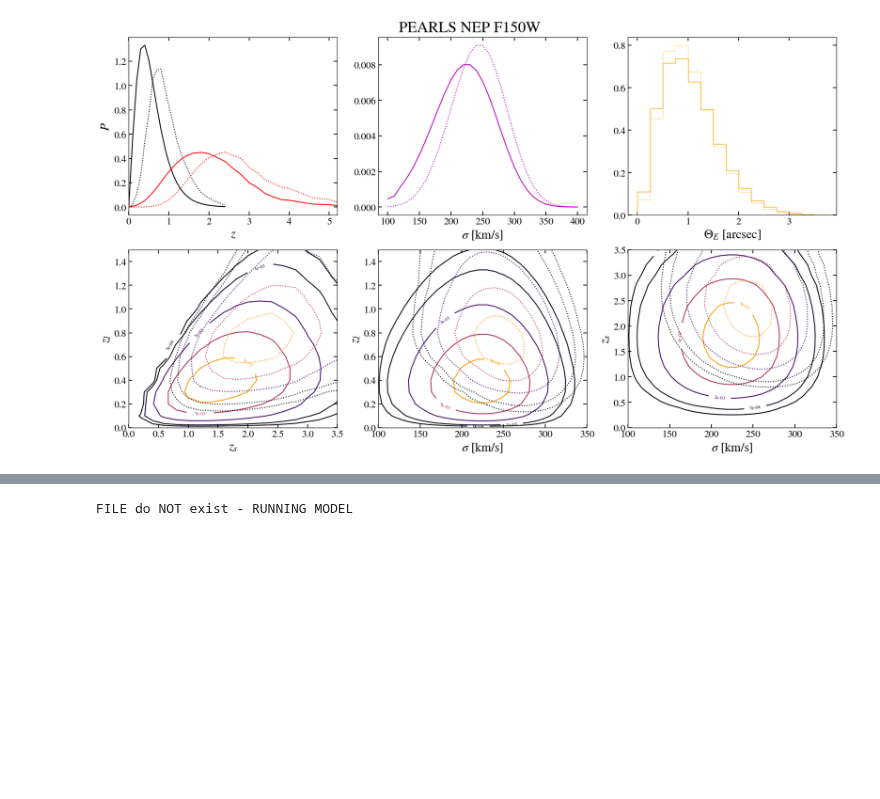
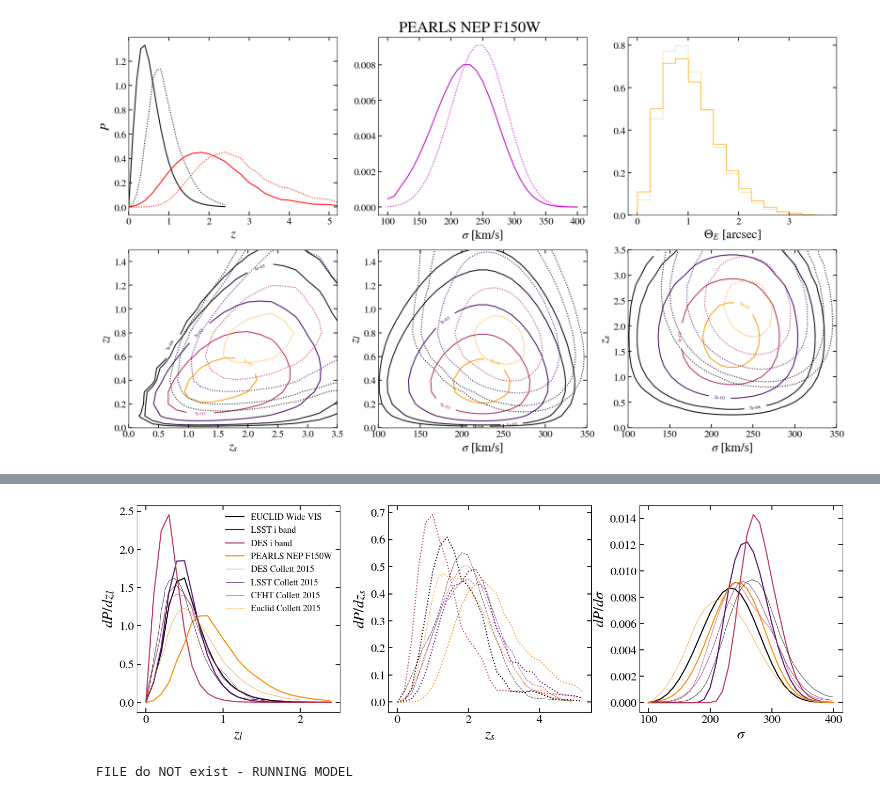
Before and after one commit to Ferr013/GALESS, a Jupyter notebook: examples/paper_figures.ipynb, the cells around one changed output, grey strips where cells are left out. Drawn from its saved outputs; the diff is of its cells as text; code cells hidden in the pictures; blank space fills up the shorter version.

Commit message:
Comparison with Collett 2015

```diff
--- a/examples/paper_figures.ipynb
+++ b/examples/paper_figures.ipynb
@@ -149,3 +189,82 @@ lens_plot.compare_ALL_distributions_surveys(surveys_selection, sigma_array, zl_a
+# %%
+surveys_selection = ['EUCLID Wide VIS', 'LSST i band', 'DES i band', 'PEARLS NEP F150W']
+
+line_c, cmap_c, _col_, col_A, col_B, col_C, col_D, fn_prefix = lens_plot.set_plt_param(0)
+_col_  = iter(cmap_c(np.linspace(0, 1, len(surveys_selection)+1)))
+fig, ax = plt.subplots(1, 3, figsize=(17, 5), sharex=False, sharey=False)
+plt.subplots_adjust(wspace=.235, hspace=.2)
+ax[1].get_yaxis().get_major_formatter().set_useOffset(True)
+for title in surveys_selection:
+    try:
+        matrix_LL, Theta_E_LL, prob_LL, matrix_noLL, Theta_E_noLL, prob_noLL = utils.load_pickled_files(title)
+    except ValueError:
+        print('FILE do NOT exist - RUNNING MODEL')
+        M_array     = np.linspace(-13 , -25 , 25)
+        sigma_array = np.linspace(100 , 400 , 31)
+        zl_array    = np.arange(0.  , 2.5 , 0.1)
+        zs_array    = np.arange(0.  , 5.4 , 0.2)
+        min_SNR     = 20
+        arc_mu_thr  = 3
+        VDF = ls.Phi_vel_disp_Mason
+
+        survey_params = utils.read_survey_params(title, VERBOSE = 0)
+        limit    = survey_params['limit']
+        cut      = survey_params['cut']
+        area     = survey_params['area']
+        seeing   = survey_params['seeing']
+        exp_time_sec = survey_params['exp_time_sec']
+        pixel_arcsec = survey_params['pixel_arcsec']
+        zero_point_m = survey_params['zero_point_m']
+        sky_bckgnd_m = survey_params['sky_bckgnd_m']
+        photo_band   = survey_params['photo_band']
+
+        matrix_noLL, Theta_E_noLL, prob_noLL = ls.calculate_num_lenses_and_prob(
+                                                sigma_array, zl_array, zs_array, M_array, limit, area,
+                                                seeing, min_SNR, exp_time_sec, sky_bckgnd_m, zero_point_m,
+                                                photo_band = photo_band, mag_cut=cut, arc_mu_threshold = arc_mu_thr,
+                                                Phi_vel_disp = VDF, LENS_LIGHT_FLAG = False)
+        matrix_LL, Theta_E_LL, prob_LL = ls.calculate_num_lenses_and_prob(
+                                                sigma_array, zl_array, zs_array, M_array, limit, area,
+                                                seeing, min_SNR, exp_time_sec, sky_bckgnd_m, zero_point_m,
+                                                photo_band = photo_band, mag_cut=cut, arc_mu_threshold = arc_mu_thr,
+                                                Phi_vel_disp = VDF, LENS_LIGHT_FLAG = True)
+        utils.save_pickled_files(title,  matrix_LL, Theta_E_LL, prob_LL, matrix_noLL, Theta_E_noLL, prob_noLL)
+    matrix  = matrix_LL  if 1 else matrix_noLL
+    Theta_E = Theta_E_LL if 1 else Theta_E_noLL
+    __col__ = next(_col_)
+    _n, __n, ___n, P_zs, P_zl, P_sg = ls.get_N_and_P_projections(matrix, sigma_array, zl_array, zs_array, 1)
+    ax[0].plot(zl_array, P_zl, c=__col__, ls='-' , lw=1.5, label=title)
+    ax[1].plot(zs_array, P_zs, c=__col__, ls=':' , lw=1.5)
+    ax[2].plot(sigma_array, P_sg, c=__col__, ls='-' , lw=1.5)
+
+_col_  = iter(cmap_c(np.linspace(0, 1, len(surveys_selection)+1)))
+__col__ = next(_col_)
+ax[0].plot(C15_DES_zl.T[0], C15_DES_zl.T[1], c=__col__, ls = '-', alpha= 0.75, lw = 0.75, label = 'DES Collett 2015')
+ax[1].plot(C15_DES_zs.T[0], C15_DES_zs.T[1], c=__col__, ls = '--', alpha= 0.75, lw = 0.75)
+ax[2].plot(C15_DES_sg.T[0], C15_DES_sg.T[1], c=__col__, ls = '-', alpha= 0.75, lw = 0.75)
+__col__ = next(_col_)
+ax[0].plot(C15_LSST_zl.T[0], C15_LSST_zl.T[1], c=__col__, ls = '-', alpha= 0.75, lw = 0.75, label = 'LSST Collett 2015')
+ax[1].plot(C15_LSST_zs.T[0], C15_LSST_zs.T[1], c=__col__, ls = '--', alpha= 0.75, lw = 0.75)
+ax[2].plot(C15_LSST_sg.T[0], C15_LSST_sg.T[1], c=__col__, ls = '-', alpha= 0.75, lw = 0.75)
+__col__ = next(_col_)
+ax[0].plot(C15_CFHT_zl.T[0], C15_CFHT_zl.T[1], c=__col__, ls = '-', alpha= 0.75, lw = 0.75, label = 'CFHT Collett 2015')
+ax[1].plot(C15_CFHT_zs.T[0], C15_CFHT_zs.T[1], c=__col__, ls = '--', alpha= 0.75, lw = 0.75)
+ax[2].plot(C15_CFHT_sg.T[0], C15_CFHT_sg.T[1], c=__col__, ls = '-', alpha= 0.75, lw = 0.75)
+__col__ = next(_col_)
+ax[0].plot(C15_Euclid_zl.T[0], C15_Euclid_zl.T[1], c=__col__, ls = '-', alpha= 0.75, lw = 0.75, label = 'Euclid Collett 2015')
+ax[1].plot(C15_Euclid_zs.T[0], C15_Euclid_zs.T[1], c=__col__, ls = '--', alpha= 0.75, lw = 0.75)
+ax[2].plot(C15_Euclid_sg.T[0], C15_Euclid_sg.T[1], c=__col__, ls = '-', alpha= 0.75, lw = 0.75)
+
+ax[0].set_xlabel(r'$z_l$', fontsize=20)
+ax[0].set_ylabel(r'$dP/dz_l$', fontsize=20)
+ax[1].set_xlabel(r'$z_s$', fontsize=20)
+ax[1].set_ylabel(r'$dP/dz_s$', fontsize=20)
+ax[2].set_xlabel(r'$\sigma$', fontsize=20)
+ax[2].set_ylabel(r'$dP/d\sigma$', fontsize=20)
+ax[0].legend(fontsize=12)
+plt.show()
+# %% [output]
+[figure, added]
 # %%
 ### COMPUTING FAURE COSMOS HST DISTRIBUTION ###
 for title in ['COSMOS HST i band FAURE', 'COSMOS HST i band FAURE Geng']:
```
Also changed, not shown: parts of 3 cells of this notebook.
